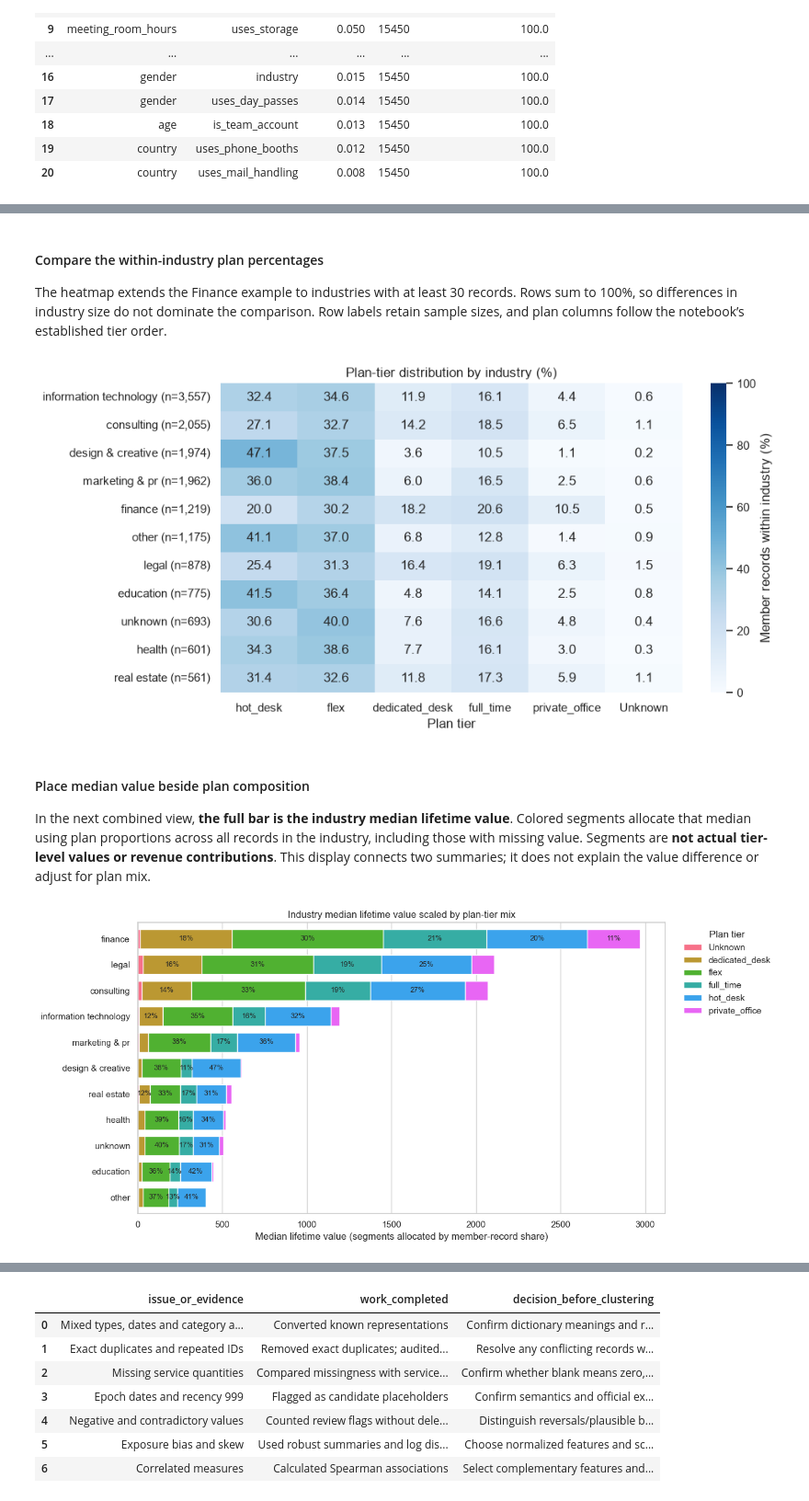
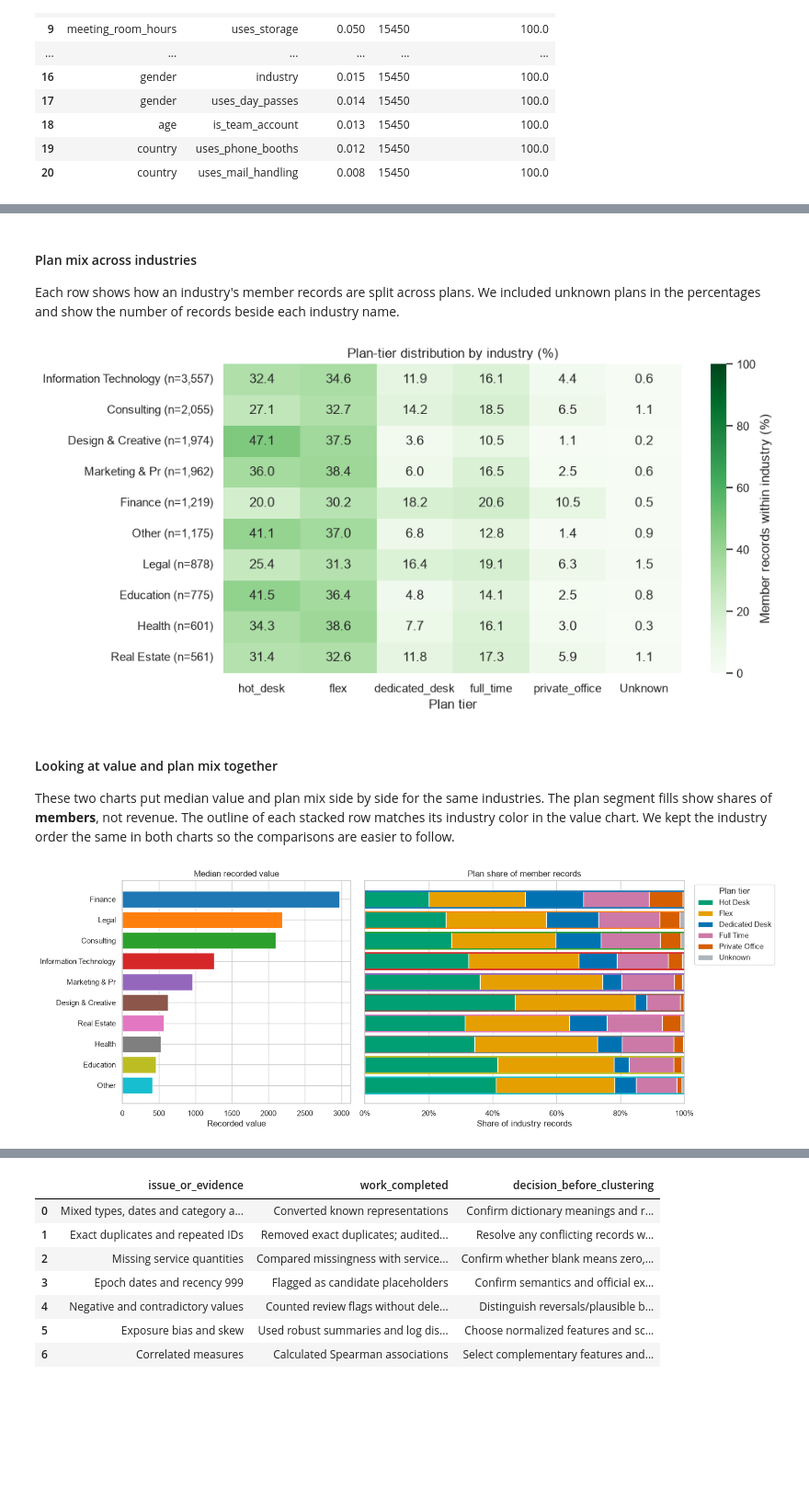
Before and after one commit to arfarfq/data_mining, a Jupyter notebook: notebooks/EDA.ipynb, the cells around one changed output, grey strips where cells are left out. Shown at 92% size. Saved outputs shown, nothing was run; the diff lists cells and outputs as text; code cells hidden in the pictures; blank space fills up the shorter version.

```diff
--- a/notebooks/EDA.ipynb
+++ b/notebooks/EDA.ipynb
@@ -819,46 +788,55 @@ if not finance_counts.empty:
 # %% [markdown]
-#### Compare the within-industry plan percentages
+#### Plan mix across industries
 
-The heatmap extends the Finance example to industries with at least 30 records. Rows sum to 100%, so differences in industry size do not dominate the comparison. Row labels retain sample sizes, and plan columns follow the notebook’s established tier order.
+Each row shows how an industry's member records are split across plans. We included unknown plans in the percentages and show the number of records beside each industry name.
 # %%
-tier_counts = pd.crosstab(segment_df["industry"], segment_df["plan_tier"])
+tier_counts = pd.crosstab(segment_df.loc[segment_df["industry"].ne("unknown"), "industry"],
+                          segment_df.loc[segment_df["industry"].ne("unknown"), "plan_tier"])
 tier_counts = tier_counts.loc[tier_counts.sum(axis=1) >= MIN_ACCOUNTS]
 tier_counts = tier_counts.loc[tier_counts.sum(axis=1).sort_values(ascending=False).index]
 plan_columns = [t for t in tier_order if t in tier_counts.columns] + [t for t in tier_counts.columns if t not in tier_order]
 tier_counts = tier_counts.reindex(columns=plan_columns)
 tier_pct = tier_counts.div(tier_counts.sum(axis=1), axis=0) * 100
-tier_colors = dict(zip(tier_counts.columns, sns.color_palette("husl", n_colors=len(tier_counts.columns))))
+tier_colors = {**PLAN_COLORS, "Unknown": "#ADB5BD"}
 if not tier_counts.empty:
-    industry_labels = [f"{industry} (n={v:,})" for industry, v in tier_counts.sum(axis=1).items()]
-    fig, ax = plt.subplots(figsize=(10, max(5, len(tier_counts) * 0.45)))
-    sns.heatmap(tier_pct, annot=True, fmt=".1f", cmap="Blues", vmin=0, vmax=100,
+    industry_labels = [f"{industry.title()} (n={v:,})" for industry, v in tier_counts.sum(axis=1).items()]
+    fig, ax = plt.subplots(figsize=(10, max(5, len(tier_counts) * 0.48)))
+    sns.heatmap(tier_pct, annot=True, fmt=".1f", cmap=SEQUENTIAL_CMAP, vmin=0, vmax=100,
                 yticklabels=industry_labels, cbar_kws={"label": "Member records within industry (%)"}, ax=ax)
     ax.set(title="Plan-tier distribution by industry (%)", xlabel="Plan tier", ylabel="")
-    plt.tight_layout()
+    fig.tight_layout()
     plt.show()
 # %% [output]
-[figure, old version]
+[figure, new version]
 # %% [markdown]
-#### Place median value beside plan composition
+#### Looking at value and plan mix together
 
-In the next combined view, **the full bar is the industry median lifetime value**. Colored segments allocate that median using plan proportions across all records in the industry, including those with missing value. Segments are **not actual tier-level values or revenue contributions**. This display connects two summaries; it does not explain the value difference or adjust for plan mix.
+These two charts put median value and plan mix side by side for the same industries. The plan segment fills show shares of **members**, not revenue. The outline of each stacked row matches its industry color in the value chart. We kept the industry order the same in both charts so the comparisons are easier to follow.
 # %%
-scaled_order = industry_summary.sort_values("median_ltv", ascending=False).index.intersection(tier_pct.index, sort=False)
-if len(scaled_order) and not tier_pct.empty:
-    proportions = tier_pct.reindex(scaled_order) / 100
-    scaled = proportions.mul(industry_summary.loc[scaled_order, "median_ltv"], axis=0)
-    ax = scaled.plot.barh(stacked=True, figsize=(13, max(5, len(scaled_order) * 0.55)),
-                           color=[tier_colors[t] for t in scaled.columns], width=0.75)
-    for tier, container in zip(scaled.columns, ax.containers):
-        ax.bar_label(container, labels=[f"{v:.0%}" if v >= 0.08 else "" for v in proportions[tier]],
-                     label_type="center", fontsize=9)
-    ax.invert_yaxis()
-    ax.set(title="Industry median lifetime value scaled by plan-tier mix",
-           xlabel="Median lifetime value (segments allocated by member-record share)", ylabel="")
-    ax.legend(title="Plan tier", bbox_to_anchor=(1.02, 1), loc="upper left")
-    ax.grid(axis="y", visible=False)
-    plt.tight_layout()
+aligned_order = industry_summary.sort_values("median_ltv", ascending=False).index.intersection(tier_pct.index, sort=False)
+if len(aligned_order):
+    medians = industry_summary.loc[aligned_order, "median_ltv"]
+    proportions = tier_pct.loc[aligned_order] / 100
+    y = np.arange(len(aligned_order))
+    fig, axes = plt.subplots(1, 2, figsize=(15, max(5, len(y) * 0.55)), sharey=True,
+                             gridspec_kw={"width_ratios": [1, 1.4]})
+    axes[0].barh(y, medians.values, color=[INDUSTRY_COLORS[name] for name in aligned_order])
+    axes[0].set(yticks=y, yticklabels=[name.title() for name in aligned_order],
+                title="Median recorded value", xlabel="Recorded value")
+    axes[0].invert_yaxis()
+    left = np.zeros(len(y))
+    for tier in proportions.columns:
+        values = proportions[tier].to_numpy()
+        axes[1].barh(y, values, left=left, color=tier_colors.get(tier, NEUTRAL), label=tier.replace("_", " ").title())
+        left += values
+    for row, industry in enumerate(aligned_order):
+        axes[1].barh(y[row], 1, facecolor="none", edgecolor=INDUSTRY_COLORS[industry], linewidth=2)
+    axes[1].set(title="Plan share of member records", xlabel="Share of industry records", xlim=(0, 1))
+    axes[1].xaxis.set_major_formatter(PercentFormatter(xmax=1))
+    axes[1].tick_params(axis="y", labelleft=False)
+    axes[1].legend(title="Plan tier", bbox_to_anchor=(1.02, 1), loc="upper left")
+    fig.tight_layout()
     plt.show()
 # %% [output]
-[figure, old version]
+[figure, new version]
 # %% [markdown]
```
Also changed, not shown: parts of 55 cells of this notebook.
